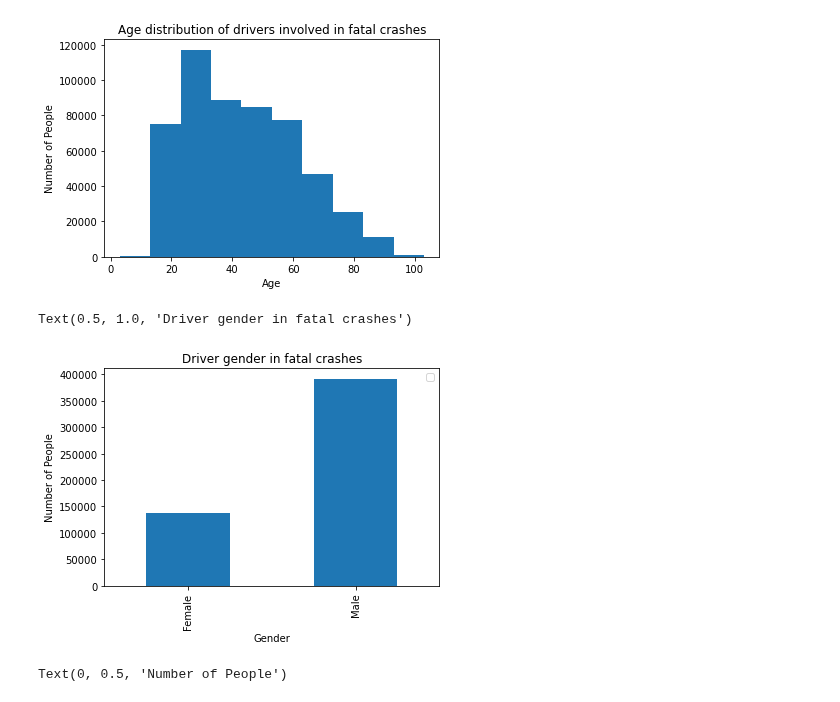
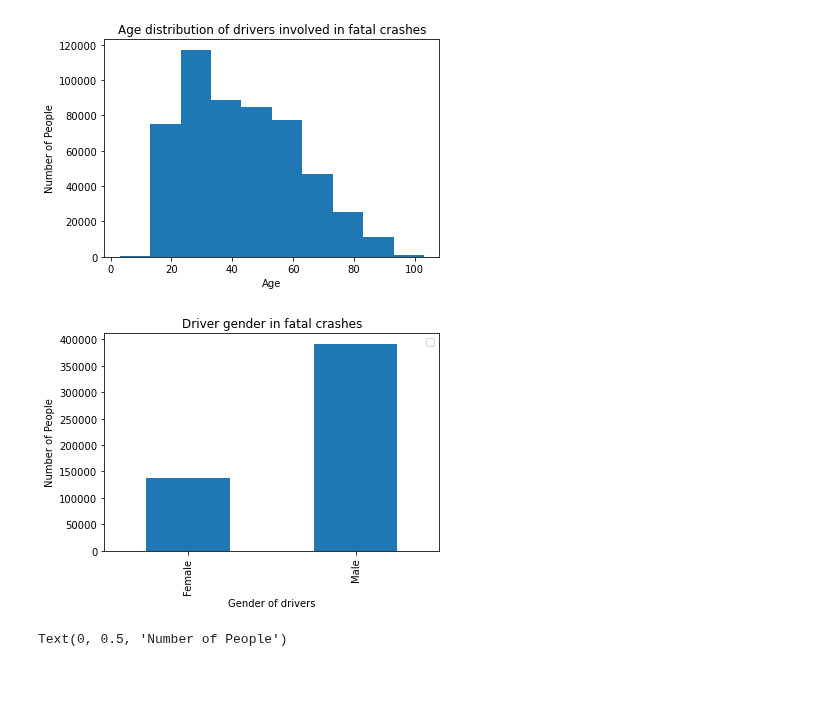
Before and after one commit to MZt92-ui/Project-1-Group-3, a Jupyter notebook: car_crash/data_analyse.ipynb, the cells around one changed output. Cells and saved outputs as stored; diff of their text form; code cells hidden in the pictures.

```diff
--- a/car_crash/data_analyse.ipynb
+++ b/car_crash/data_analyse.ipynb
@@ -299,14 +320,14 @@ Text(0.5, 1.0, 'Age distribution of drivers involved in fatal crashes')
 # %%
 #driver sex distribution
 sex = driver.loc[(driver.sexname=='Female')|(driver.sexname=='Male'),:]
-sex.groupby('sexname').count().rename(columns={'age':'count'}).plot.bar()
-plt.xlabel('Gender')
+p = sex.groupby('sexname').count().rename(columns={'age':'count'}).plot.bar()
+plt.xlabel('Gender of drivers')
 plt.ylabel('Number of People')
 plt.legend('')
 plt.title('Driver gender in fatal crashes')
+p.figure.savefig('Output/drivers_gender.png',bbox_inches='tight')
 # %% [output]
-Text(0.5, 1.0, 'Driver gender in fatal crashes')
-[figure, old version]
+[figure, new version]
 # %%
 #driver vs passenger injury
 passenger_vs_driver = people.loc[people.per_typname!='Unknown',:]
```
Also changed, not shown: parts of 8 cells of this notebook, 9 other files.
